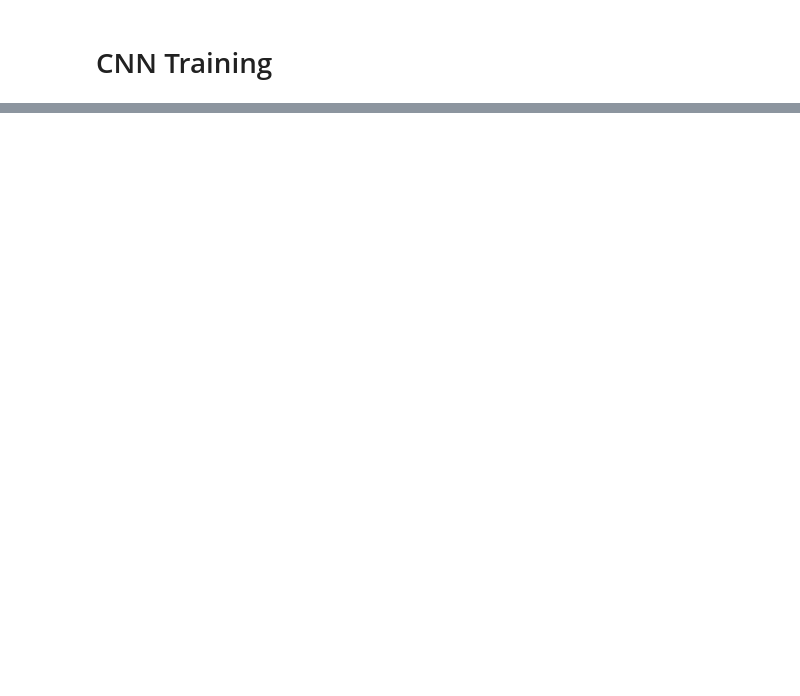
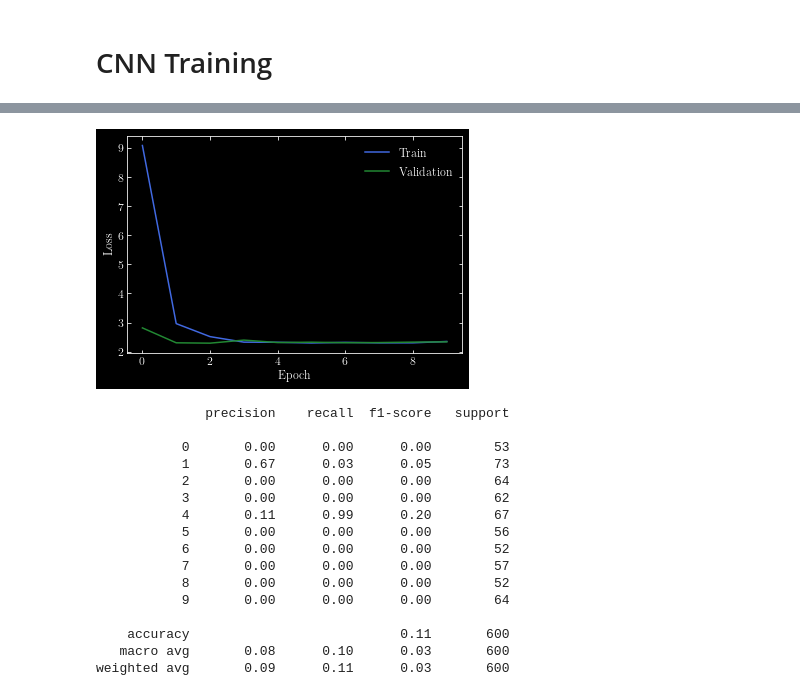
Before and after one commit to okitouni/Learning-symmetries, a Jupyter notebook: MNISTdata.ipynb, the cells around one changed output, grey strips where cells are left out. Drawn from its saved outputs; the diff is of its cells as text; code cells hidden in the pictures; blank space fills up the shorter version.

```diff
--- a/MNISTdata.ipynb
+++ b/MNISTdata.ipynb
@@ -253,0 +268,28 @@ print(out)
+# %%
+# Train the FCN for 100 epochs
+optimizer = torch.optim.Adam(fcn.parameters(),lr=1e-2)
+losses_train = []
+losses_val = []
+fcn.train()
+total_steps = len(trainloader)
+for t in range(1,T+1):
+    loss = list() # Combine losses from differetn steps in a single epoch
+    # Training Step
+    for step,(x,y) in enumerate(trainloader):
+        loss_ = train(fcn,x,y)
+        loss.append(loss_)
+        print(f"Epoch {t:>03d}/{T:^3d} [Step {step+1}/{total_steps}] | Training loss: {loss_:^.4f}", end="\r")
+    loss = np.mean(loss)
+    losses_train.append(loss)
+    # Validation Step
+    if t%log_step == 0:
+        message = f"Epoch {t:>03d}/{T:^3d} | Training loss: {loss:^.4f} - "
+        loss = []
+        with torch.no_grad():
+            for x,y in valloader:
+                loss_ = validate(fcn,x,y)
+                loss.append(loss_)
+        loss = np.mean(loss)
+        losses_val.append(loss)
+        message += f"Validation loss: {loss:^.4f}"
+        print(message) #,end="\r"
@@ -253,0 +307,21 @@ print(out)
+# %%
+plot_loss()
+metrics(fcn)
+# %% [output]
+[figure, added]
+              precision    recall  f1-score   support
+
+           0       0.00      0.00      0.00        53
+           1       0.67      0.03      0.05        73
+           2       0.00      0.00      0.00        64
+           3       0.00      0.00      0.00        62
+           4       0.11      0.99      0.20        67
+           5       0.00      0.00      0.00        56
+           6       0.00      0.00      0.00        52
+           7       0.00      0.00      0.00        57
+           8       0.00      0.00      0.00        52
+           9       0.00      0.00      0.00        64
+
+    accuracy                           0.11       600
+   macro avg       0.08      0.10      0.03       600
+weighted avg       0.09      0.11      0.03       600
```
Also changed, not shown: parts of 30 cells of this notebook.
